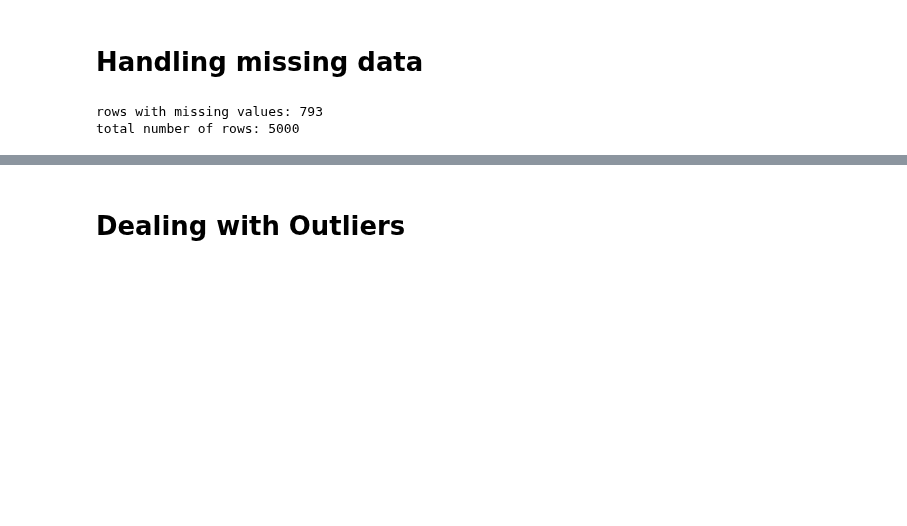
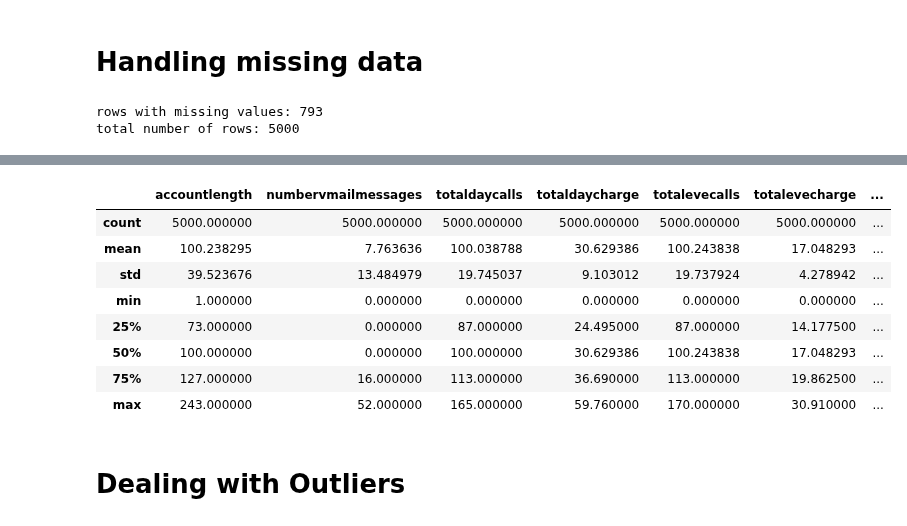
Before and after one commit to TheNoobGoda/ids-project, a Jupyter notebook: src/data_pre_processing.ipynb, the cells around one changed output, grey strips where cells are left out. Cells and saved outputs as stored; diff of their text form; code cells hidden in the pictures; blank space fills up the shorter version.

```diff
--- a/src/data_pre_processing.ipynb
+++ b/src/data_pre_processing.ipynb
@@ -93,2 +125,22 @@ total number of rows: 5000
+# %%
+vars = [('totaldayminutes','totaldaycharge'),('totalevecharge','totaleveminutes'),('totalnightcharge','totalnightminutes'),('totalintlcharge','totalintlminutes')]
+
+for var in vars:
+    if corr[var[0]] < corr[var[1]]:
+        df = df.drop([var[1]], axis=1)
+    else :
+        df = df.drop([var[0]], axis=1)
+
+df.describe()
+# %% [output]
+|  | accountlength | numbervmailmessages | totaldaycalls | totaldaycharge | totalevecalls | totalevecharge | ... |
+| count | 5000.000000 | 5000.000000 | 5000.000000 | 5000.000000 | 5000.000000 | 5000.000000 | ... |
+| mean | 100.238295 | 7.763636 | 100.038788 | 30.629386 | 100.243838 | 17.048293 | ... |
+| std | 39.523676 | 13.484979 | 19.745037 | 9.103012 | 19.737924 | 4.278942 | ... |
+| min | 1.000000 | 0.000000 | 0.000000 | 0.000000 | 0.000000 | 0.000000 | ... |
+| 25% | 73.000000 | 0.000000 | 87.000000 | 24.495000 | 87.000000 | 14.177500 | ... |
+| 50% | 100.000000 | 0.000000 | 100.000000 | 30.629386 | 100.243838 | 17.048293 | ... |
+| 75% | 127.000000 | 16.000000 | 113.000000 | 36.690000 | 113.000000 | 19.862500 | ... |
+| max | 243.000000 | 52.000000 | 165.000000 | 59.760000 | 170.000000 | 30.910000 | ... |
 # %% [markdown]
 # Dealing with Outliers
```
Also changed, not shown: parts of 7 cells of this notebook.
